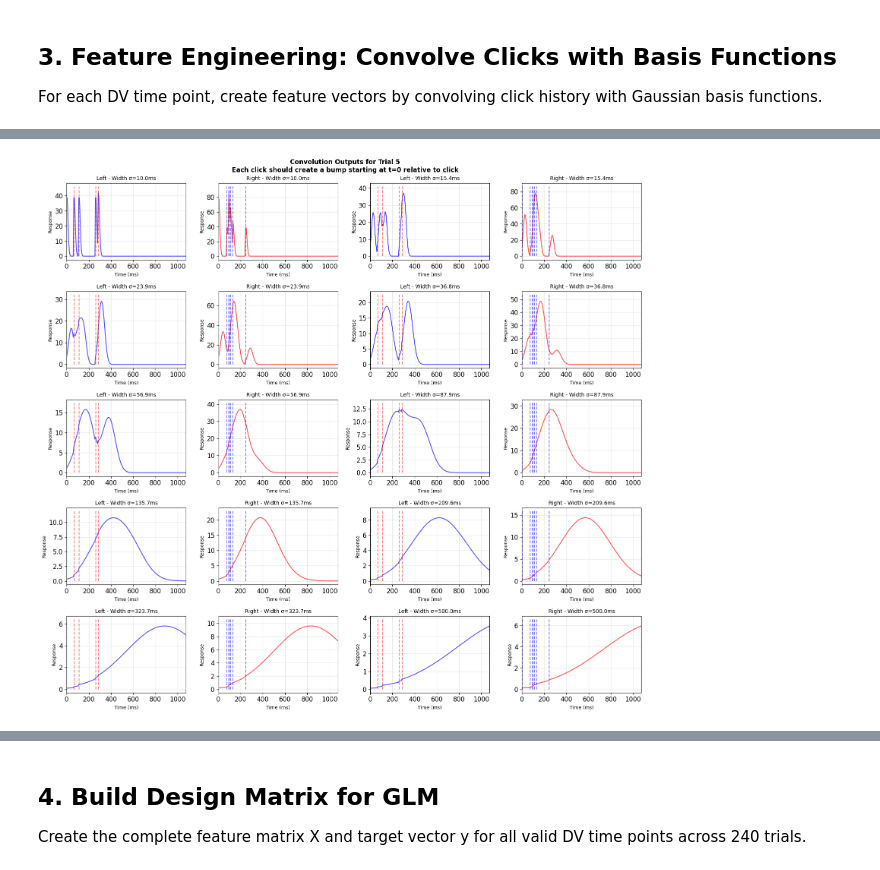
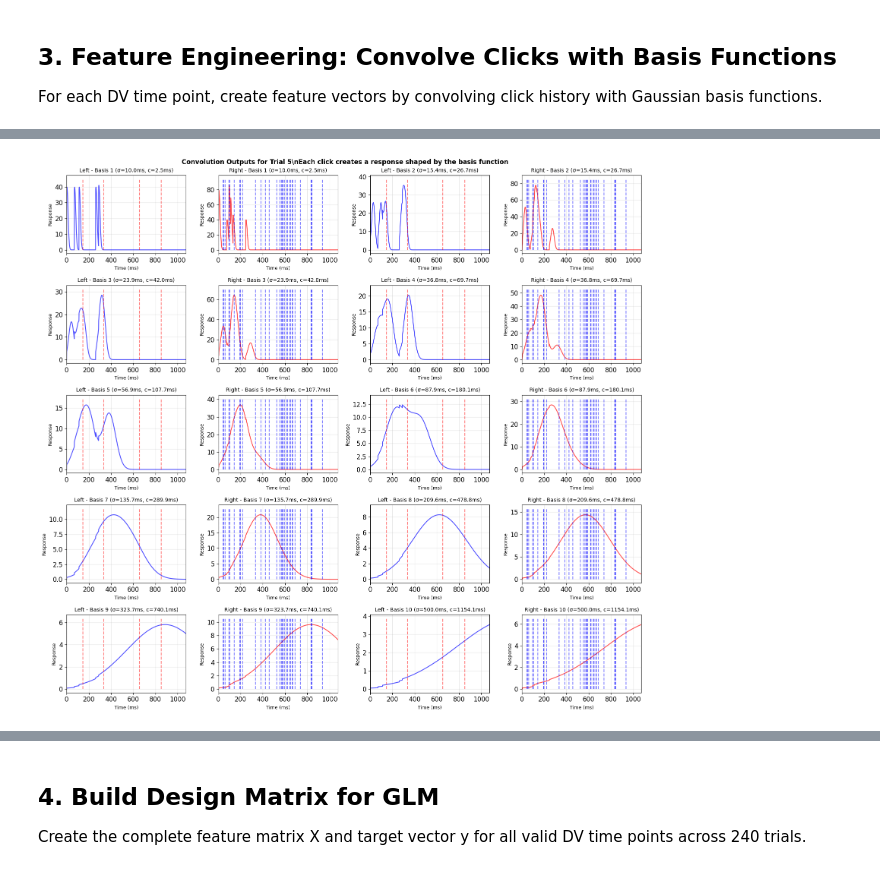
Before and after one commit to Brody-Lab/ClickDV, a Jupyter notebook: notebooks/analysis/glm_clicks_to_dv_sklearn_v002.ipynb, the cells around one changed output, grey strips where cells are left out. Drawn from its saved outputs; the diff is of its cells as text; code cells hidden in the pictures.

```diff
--- a/notebooks/analysis/glm_clicks_to_dv_sklearn_v002.ipynb
+++ b/notebooks/analysis/glm_clicks_to_dv_sklearn_v002.ipynb
@@ -146,6 +146,7 @@ Create temporal kernels to capture click history at different timescales.
 # %%
 # Define basis function parameters - SIMPLIFIED: varying widths only
 n_basis = 10  # Number of Gaussian basis functions
+time_windows = [0] #[0, -0.02, -0.04]
 width_min = 0.01  # Minimum width (10ms)
 width_max = 0.5   # Maximum width (500ms)
 
@@ -439,58 +733,76 @@ if len(stored_convs) > 0:
     fig, axes = plt.subplots(5, 4, figsize=(16, 15))
     axes = axes.flatten()
 
-    time_ms = stored_convs['time_grid'][:len(stored_convs['left'][i])] * 1000  # Convert to milliseconds
+    # Get time grid (same for all basis functions)
+    time_ms = stored_convs['time_grid'] * 1000  # Convert to milliseconds
 
     for i in range(min(n_basis, 10)):
         # Left convolutions
         ax_left = axes[i * 2]
-        ax_left.plot(time_ms, stored_convs['left'][i][:len(time_ms)], 'b-', alpha=0.7, linewidth=1.5)
-        ax_left.vlines(left_clicks * 1000, 0, max(stored_convs['left'][i]) * 1.1,
-                       colors='red', alpha=0.5, linestyles='dashed', label='Clicks')
-        ax_left.set_title(f'Left - Width σ={widths[i]*1000:.1f}ms', fontsize=10)
+        # Make sure we only plot up to the length of the convolution
+        conv_left = stored_convs['left'][i][:len(time_ms)]
+        ax_left.plot(time_ms[:len(conv_left)], conv_left, 'b-', alpha=0.7, linewidth=1.5)
+
+        # Mark clicks with vertical lines
+        if len(conv_left) > 0 and max(conv_left) > 0:
+            ax_left.vlines(left_clicks * 1000, 0, max(conv_left) * 1.1,
+                          colors='red', alpha=0.5, linestyles='dashed', label='Clicks')
+
+        ax_left.set_title(f'Left - Basis {i+1} (σ={widths[i]*1000:.1f}ms, c={centers[i]*1000:.1f}ms)', fontsize=10)
         ax_left.set_xlabel('Time (ms)', fontsize=9)
         ax_left.set_ylabel('Response', fontsize=9)
         ax_left.grid(True, alpha=0.3)
-        ax_left.set_xlim([0, trial_duration * 1000])
+        ax_left.set_xlim([0, min(trial_duration * 1000, len(time_ms))])
 
         # Right convolutions
         ax_right = axes[i * 2 + 1]
-        ax_right.plot(time_ms, stored_convs['right'][i][:len(time_ms)], 'r-', alpha=0.7, linewidth=1.5)
-        ax_right.vlines(right_clicks * 1000, 0, max(stored_convs['right'][i]) * 1.1,
-                        colors='blue', alpha=0.5, linestyles='dashed', label='Clicks')
-        ax_right.set_title(f'Right - Width σ={widths[i]*1000:.1f}ms', fontsize=10)
+        conv_right = stored_convs['right'][i][:len(time_ms)]
+        ax_right.plot(time_ms[:len(conv_right)], conv_right, 'r-', alpha=0.7, linewidth=1.5)
+
+        # Mark clicks with vertical lines
+        if len(conv_right) > 0 and max(conv_right) > 0:
+            ax_right.vlines(right_clicks * 1000, 0, max(conv_right) * 1.1,
+                           colors='blue', alpha=0.5, linestyles='dashed', label='Clicks')
+
+        ax_right.set_title(f'Right - Basis {i+1} (σ={widths[i]*1000:.1f}ms, c={centers[i]*1000:.1f}ms)', fontsize=10)
         ax_right.set_xlabel('Time (ms)', fontsize=9)
         ax_right.set_ylabel('Response', fontsize=9)
         ax_right.grid(True, alpha=0.3)
-        ax_right.set_xlim([0, trial_duration * 1000])
+        ax_right.set_xlim([0, min(trial_duration * 1000, len(time_ms))])
 
-    plt.suptitle(f'Convolution Outputs for Trial {test_trial}\nEach click should create a bump starting at t=0 relative to click',
+    plt.suptitle(f'Convolution Outputs for Trial {test_trial}\\nEach click creates a response shaped by the basis function',
                  fontsize=12, fontweight='bold')
     plt.tight_layout()
     plt.show()
 
     # Check for monotonic decrease
-    print("\n=== MONOTONICITY CHECK ===")
+    print("\\n=== RESPONSE PATTERN ANALYSIS ===")
     for i in range(min(3, n_basis)):  # Check first 3 widths
         conv_left_i = stored_convs['left'][i]
         conv_right_i = stored_convs['right'][i]
 
         # Find peaks in convolution (should correspond to clicks)
         from scipy.signal import find_peaks
-        peaks_left, _ = find_peaks(conv_left_i, height=max(conv_left_i) * 0.1)
-        peaks_right, _ = find_peaks(conv_right_i, height=max(conv_right_i) * 0.1)
 
-        print(f"\nWidth σ={widths[i]*1000:.1f}ms:")
+        # Use appropriate height threshold
+        left_height = max(conv_left_i) * 0.1 if len(conv_left_i) > 0 and max(conv_left_i) > 0 else 0
+        right_height = max(conv_right_i) * 0.1 if len(conv_right_i) > 0 and max(conv_right_i) > 0 else 0
+
+        peaks_left, _ = find_peaks(conv_left_i, height=left_height) if left_height > 0 else ([], {})
+        peaks_right, _ = find_peaks(conv_right_i, height=right_height) if right_height > 0 else ([], {})
+
+        print(f"\\nBasis {i+1} (σ={widths[i]*1000:.1f}ms, center={centers[i]*1000:.1f}ms):")
         print(f"  Left clicks: {len(left_clicks)}, Peaks found: {len(peaks_left)}")
         print(f"  Right clicks: {len(right_clicks)}, Peaks found: {len(peaks_right)}")
 
-        # Check if monotonically decreasing
+        # Check if monotonically decreasing (shouldn't be with multiple clicks)
         is_monotonic_left = all(conv_left_i[j] >= conv_left_i[j+1] for j in range(len(conv_left_i)-1))
         is_monotonic_right = all(conv_right_i[j] >= conv_right_i[j+1] for j in range(len(conv_right_i)-1))
 
-        print(f"  Left monotonically decreasing: {is_monotonic_left}")
-        print(f"  Right monotonically decreasing: {is_monotonic_right}")
+        print(f"  Left monotonically decreasing: {is_monotonic_left} {'(Good - multiple peaks!)' if not is_monotonic_left else '(May indicate single dominant click)'}")
+        print(f"  Right monotonically decreasing: {is_monotonic_right} {'(Good - multiple peaks!)' if not is_monotonic_right else '(May indicate single dominant click)'}")
 
-    print("\n✓ Visualization complete - each click should create a visible bump!")
+    print("\\n✓ Convolution visualization complete!")
+    print("Note: With 3ms cosine clicks and offset centers, responses show complex temporal patterns.")
 # %% [output]
-[figure, old version]
+[figure, new version]
```
Also changed, not shown: parts of 34 cells of this notebook.
